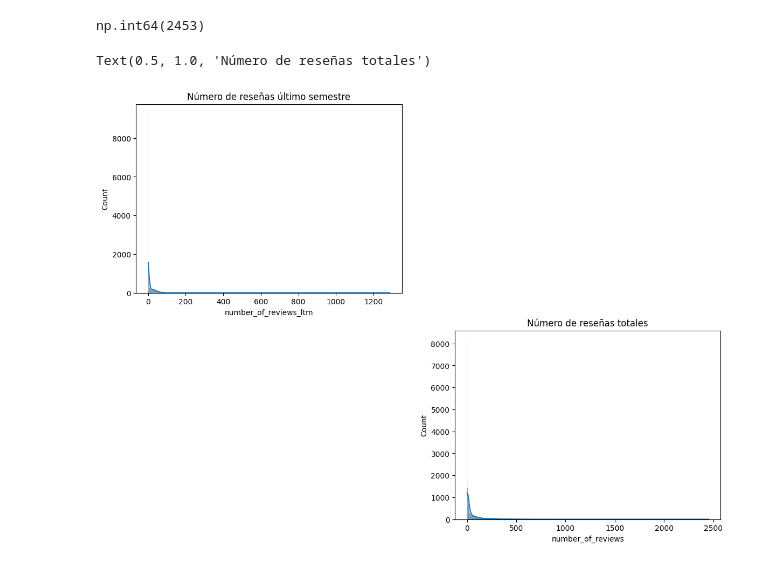
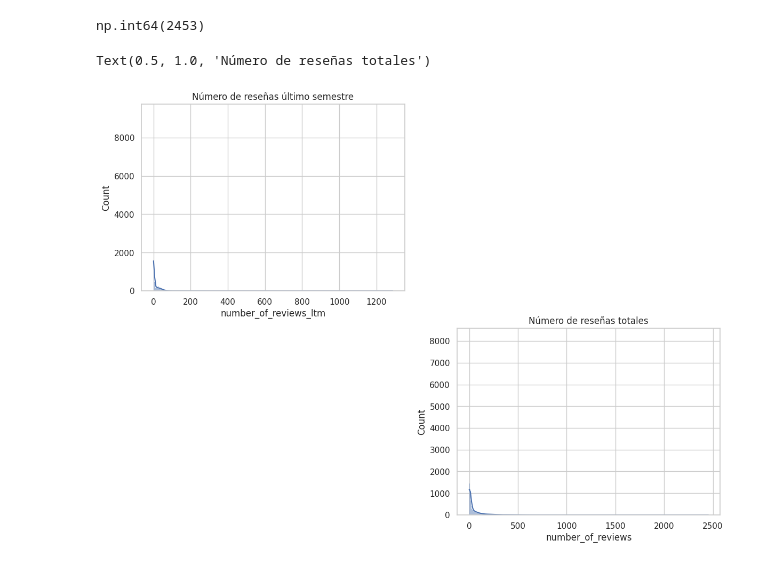
Before and after one commit to anarod13/airbnb-ownerships, a Jupyter notebook: barcelona.ipynb, the cells around one changed output. Cells and saved outputs as stored; diff of their text form; code cells hidden in the pictures.

```diff
--- a/barcelona.ipynb
+++ b/barcelona.ipynb
@@ -228,7 +228,7 @@ barcelona_non_duplicates.duplicated(subset=['name','latitude','longitude','host_
 # %% [output]
 np.int64(0)
 # %%
-barcelona_unique_ids = barcelona.drop_duplicates(subset=['name','latitude','longitude','host_id','neighbourhood_group','neighbourhood','room_type','price'], keep='first')[['id','name','latitude','longitude','host_id','neighbourhood_group','neighbourhood','room_type','price']]
+barcelona_unique_ids = barcelona.drop_duplicates(subset=['name','latitude','longitude','host_id','neighbourhood_group','neighbourhood','room_type','price'], keep='first')[['id','name','latitude','longitude','host_id','neighbourhood_group','neighbourhood','room_type','price','calculated_host_listings_count','availability_365']]
 barcelona = barcelona_unique_ids.merge(barcelona_non_duplicates, on=['name','latitude','longitude','host_id','neighbourhood_group','neighbourhood','room_type','price'], how='left')
 barcelona.info()
 # %% [output]
@@ -342,15 +344,16 @@ np.int64(2453)
 # %%
 plt.figure(figsize=(14, 10))
 
 plt.subplot(2, 2, 1)
+sns.set(style="whitegrid")
 sns.histplot(barcelona['number_of_reviews_ltm'], kde=True)
 plt.title('Número de reseñas último semestre')
 
 
 plt.subplot(2, 2, 4)
 plt.subplot(2, 2, 4)
 sns.histplot(barcelona['number_of_reviews'], kde=True)
 plt.title('Número de reseñas totales')
 # %% [output]
 Text(0.5, 1.0, 'Número de reseñas totales')
-[figure, old version]
+[figure, new version]
```
Also changed, not shown: parts of 22 cells of this notebook, 1 other file.
